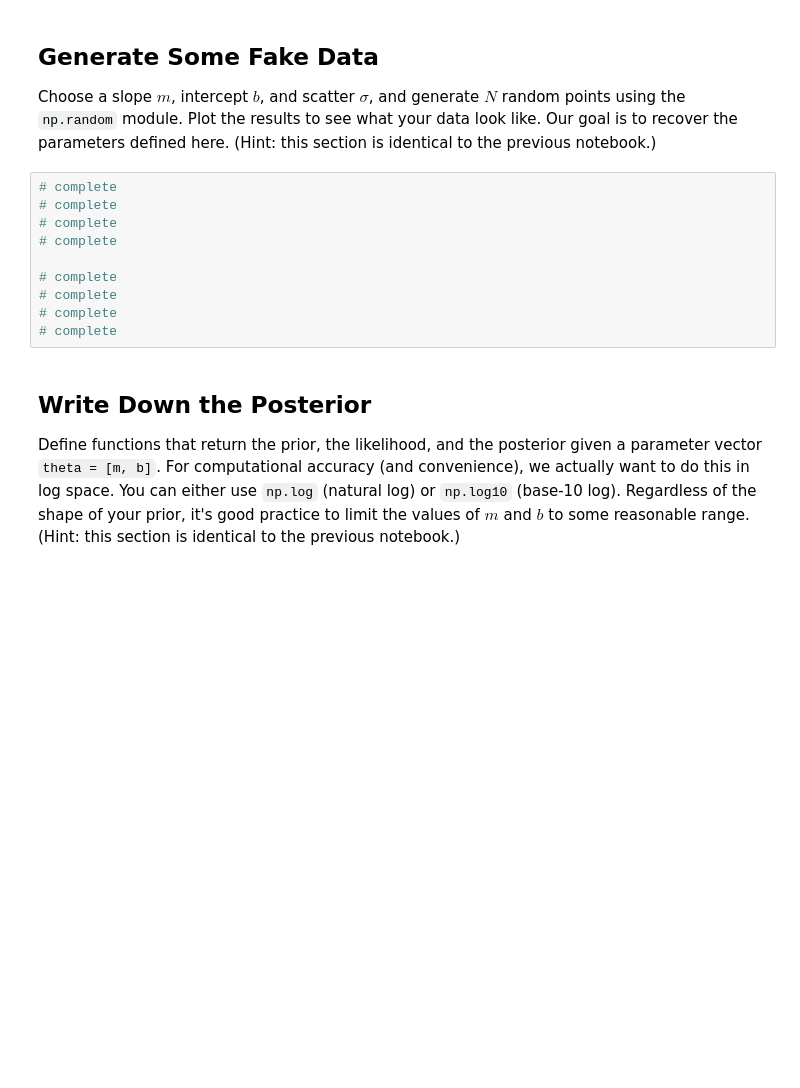
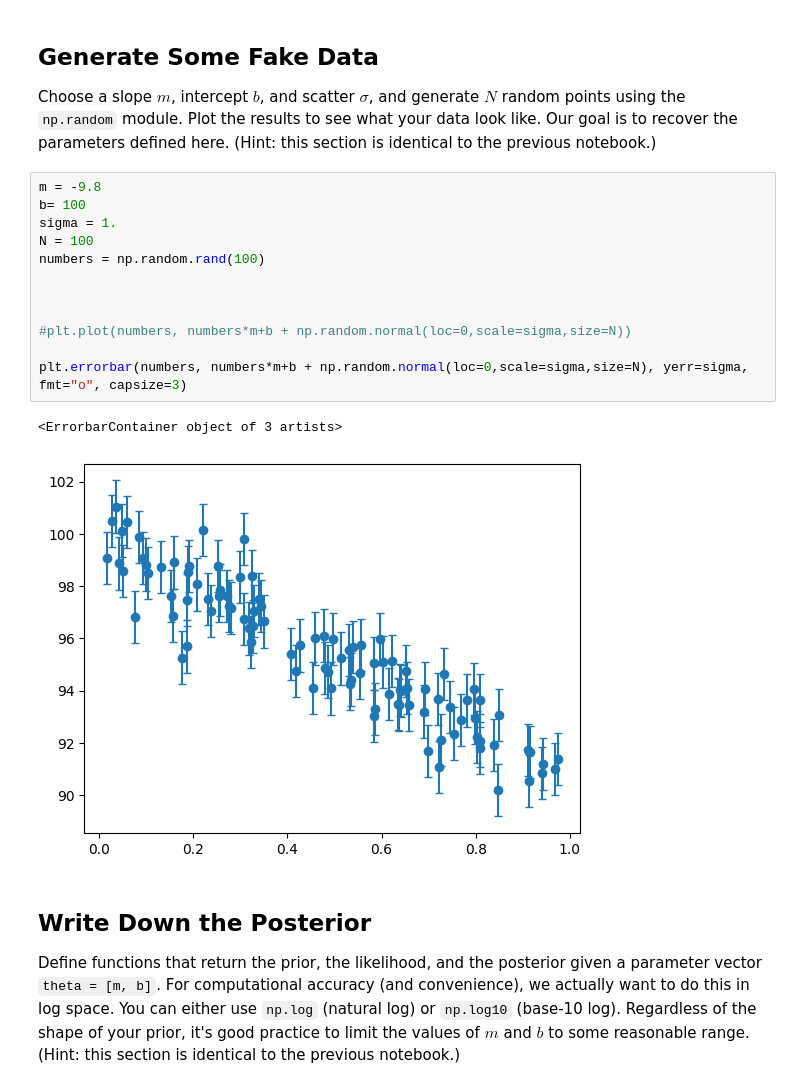
Before and after one commit to ASTR154/bayesian-statistics, a Jupyter notebook: mcmc_line_fitting.ipynb, the cells around one changed output. Drawn from its saved outputs; the diff is of its cells as text; blank space fills up the shorter version.

```diff
--- a/mcmc_line_fitting.ipynb
+++ b/mcmc_line_fitting.ipynb
@@ -12,16 +12,21 @@ import corner
 # %% [markdown]
 ## Generate Some Fake Data
 Choose a slope $m$, intercept $b$, and scatter $\sigma$, and generate $N$ random points using the `np.random` module. Plot the results to see what your data look like. Our goal is to recover the parameters defined here. (Hint: this section is identical to the previous notebook.)
-# %%
-# complete
-# complete
-# complete
-# complete
-
-# complete
-# complete
-# complete
-# complete
+# %%
+m = -9.8
+b= 100
+sigma = 1.
+N = 100
+numbers = np.random.rand(100)
+
+
+
+#plt.plot(numbers, numbers*m+b + np.random.normal(loc=0,scale=sigma,size=N))
+
+plt.errorbar(numbers, numbers*m+b + np.random.normal(loc=0,scale=sigma,size=N), yerr=sigma, fmt="o", capsize=3)
+# %% [output]
+<ErrorbarContainer object of 3 artists>
+[figure, added]
 # %% [markdown]
 ## Write Down the Posterior
 Define functions that return the prior, the likelihood, and the posterior given a parameter vector `theta = [m, b]`. For computational accuracy (and convenience), we actually want to do this in log space. You can either use `np.log` (natural log) or `np.log10` (base-10 log). Regardless of the shape of your prior, it's good practice to limit the values of $m$ and $b$ to some reasonable range. (Hint: this section is identical to the previous notebook.)
```
Also changed, not shown: parts of 8 cells of this notebook.
